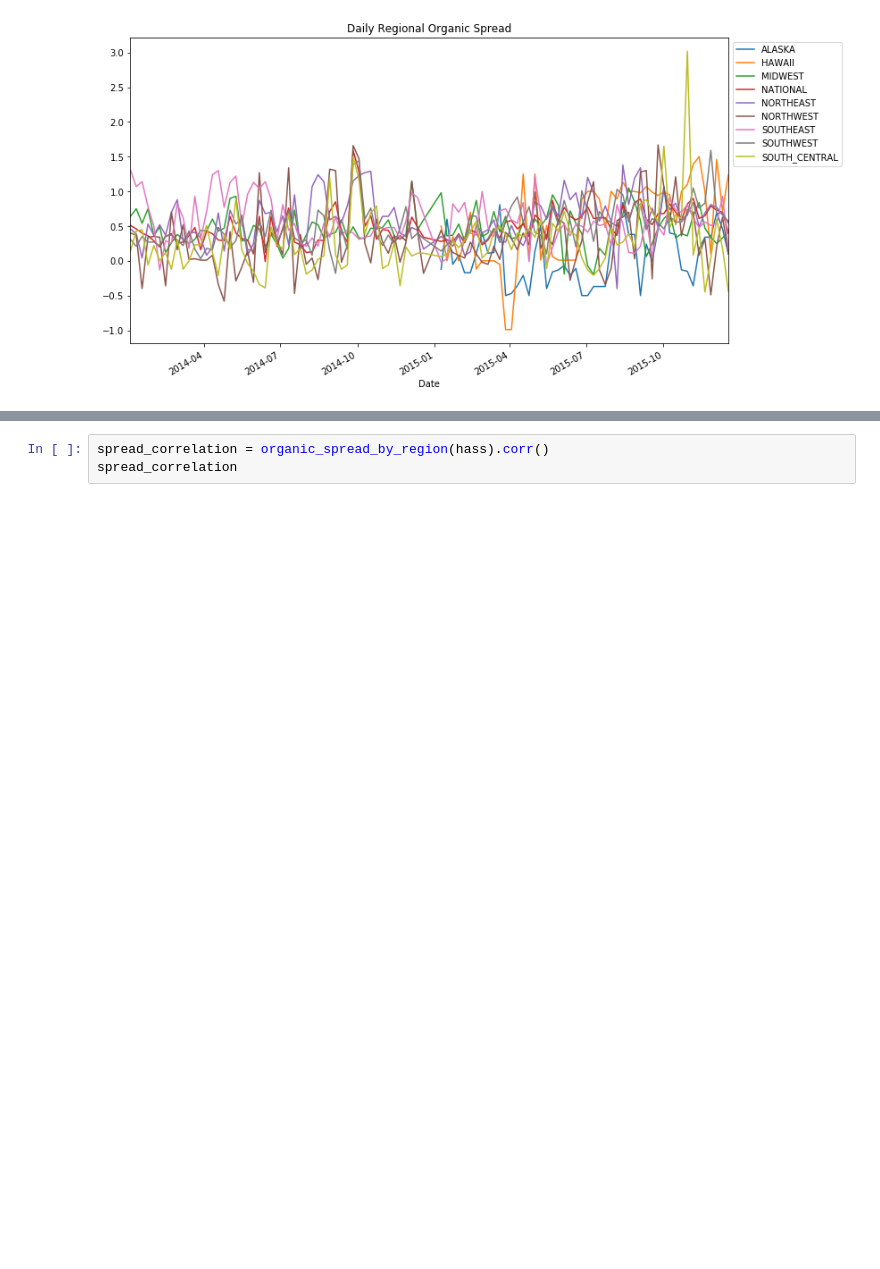
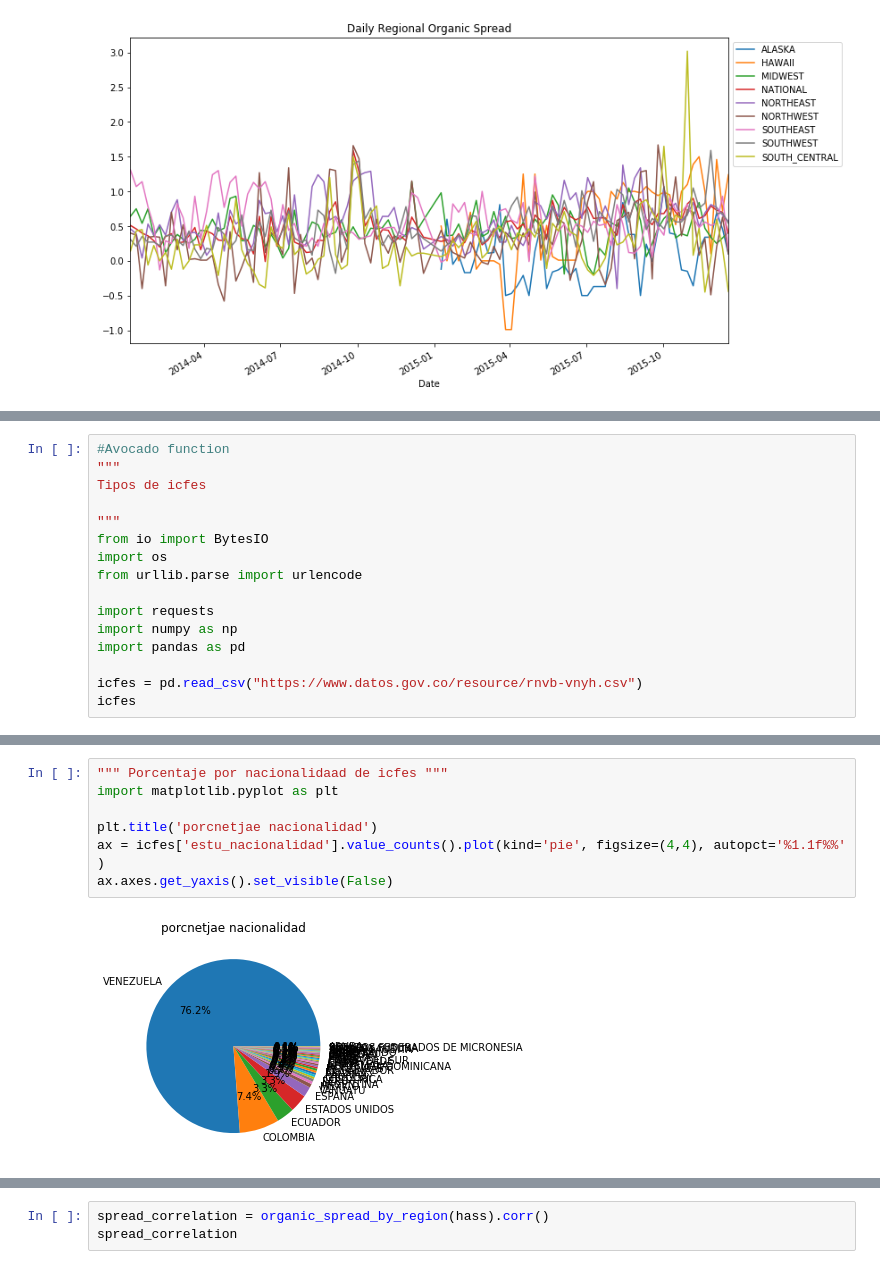
Before and after one commit to gmolinap/MetNumUN2022II, a Jupyter notebook: Lab2/gmolinap_Lab2.ipynb, the cells around one changed output, grey strips where cells are left out. Cells and saved outputs as stored; diff of their text form; blank space fills up the shorter version.

```diff
--- a/Lab2/gmolinap_Lab2.ipynb
+++ b/Lab2/gmolinap_Lab2.ipynb
@@ -1583,0 +1830,16 @@ plt.legend(bbox_to_anchor=(1, 1));
+# %%
+#Avocado function
+"""
+Tipos de icfes
+
+"""
+from io import BytesIO
+import os
+from urllib.parse import urlencode
+
+import requests
+import numpy as np
+import pandas as pd
+
+icfes = pd.read_csv("https://www.datos.gov.co/resource/rnvb-vnyh.csv")
+icfes
@@ -1583,0 +1896,9 @@ plt.legend(bbox_to_anchor=(1, 1));
+# %%
+""" Porcentaje por nacionalidaad de icfes """
+import matplotlib.pyplot as plt
+
+plt.title('porcnetjae nacionalidad')
+ax = icfes['estu_nacionalidad'].value_counts().plot(kind='pie', figsize=(4,4), autopct='%1.1f%%' )
+ax.axes.get_yaxis().set_visible(False)
+# %% [output]
+[figure, added]
```
Also changed, not shown: parts of 25 cells of this notebook.
